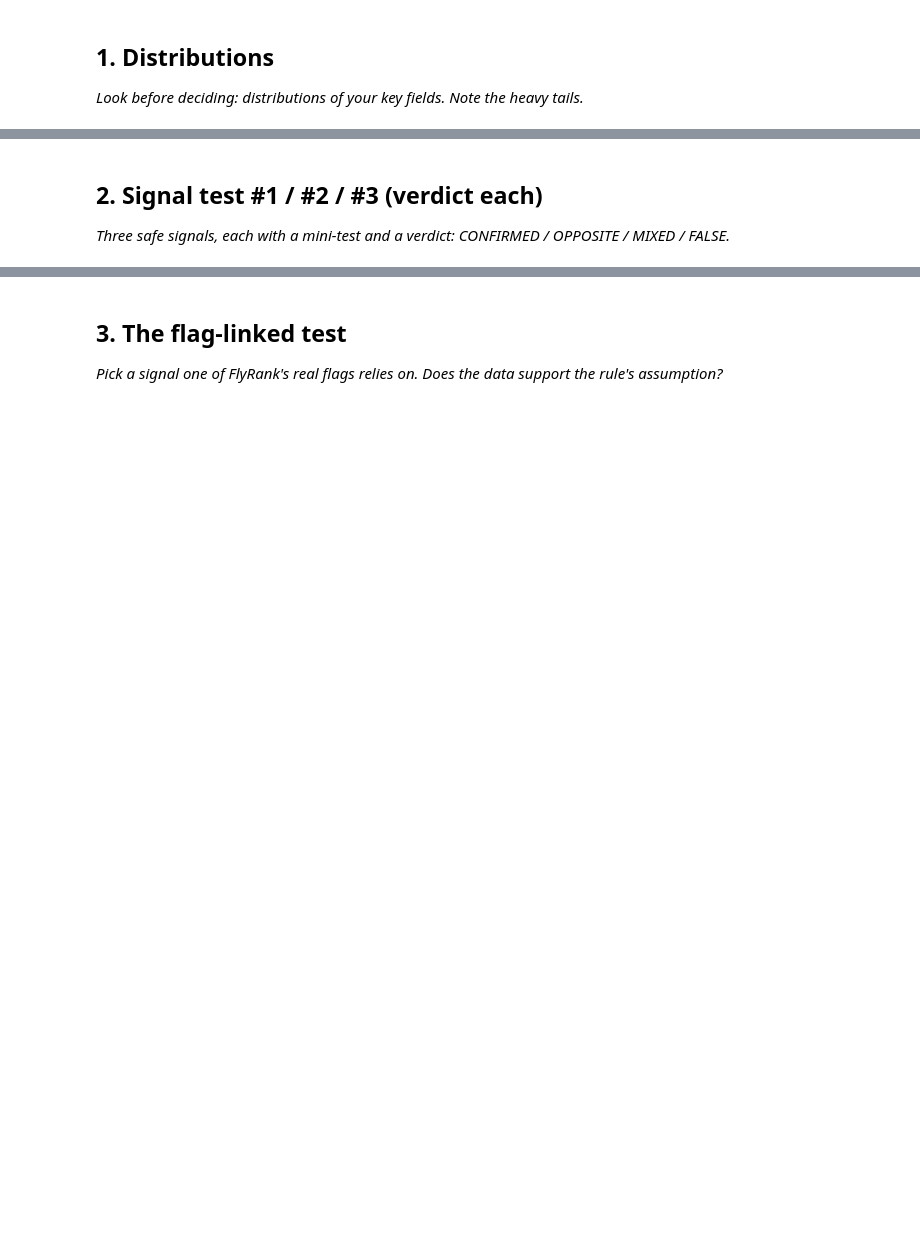
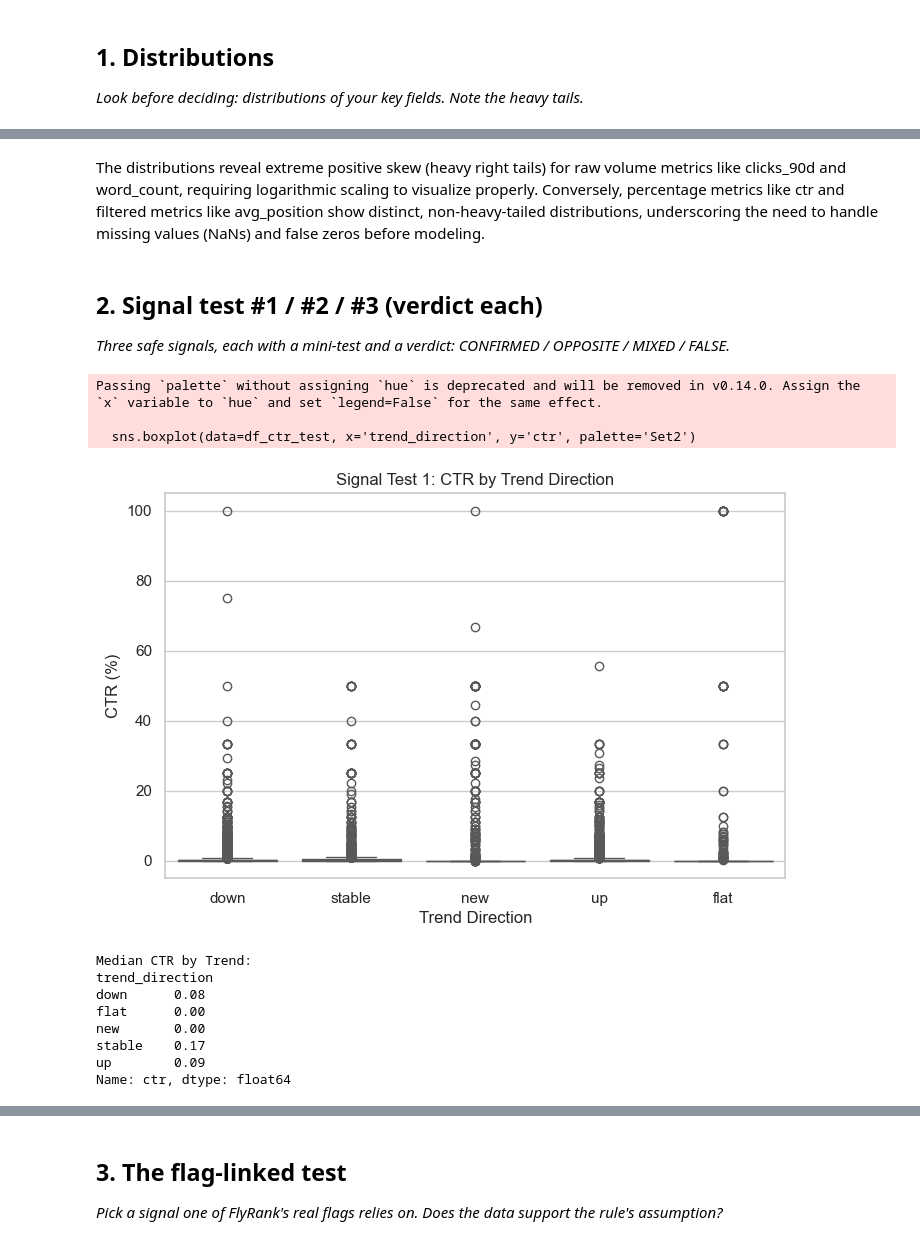
Before and after one commit to gaurav443201/flyrank-ml-internship-work, a Jupyter notebook: work/notebooks/w04_signal_audit.ipynb, the cells around one changed output, grey strips where cells are left out. Cells and saved outputs as stored; diff of their text form; code cells hidden in the pictures; blank space fills up the shorter version.

```diff
--- a/work/notebooks/w04_signal_audit.ipynb
+++ b/work/notebooks/w04_signal_audit.ipynb
@@ -16,3 +47,5 @@ This skeleton is yours to fill. Work the sections **in order** — each one has
+# %% [markdown]
+The distributions reveal extreme positive skew (heavy right tails) for raw volume metrics like clicks_90d and word_count, requiring logarithmic scaling to visualize properly. Conversely, percentage metrics like ctr and filtered metrics like avg_position show distinct, non-heavy-tailed distributions, underscoring the need to handle missing values (NaNs) and false zeros before modeling.
 # %% [markdown]
 ## 2. Signal test #1 / #2 / #3 (verdict each)
 
@@ -22,0 +53,28 @@ This skeleton is yours to fill. Work the sections **in order** — each one has
+# %%
+# --- Signal Test 1: CTR ---
+# Hypothesis: Declining content has lower click-through rates.
+
+df_ctr_test = df[['ctr', 'trend_direction']].dropna()
+
+plt.figure(figsize=(8, 5))
+sns.boxplot(data=df_ctr_test, x='trend_direction', y='ctr', palette='Set2')
+plt.title('Signal Test 1: CTR by Trend Direction')
+plt.ylabel('CTR (%)')
+plt.xlabel('Trend Direction')
+plt.show()
+
+print("Median CTR by Trend:")
+print(df_ctr_test.groupby('trend_direction')['ctr'].median())
+# %% [output]
+Passing `palette` without assigning `hue` is deprecated and will be removed in v0.14.0. Assign the `x` variable to `hue` and set `legend=False` for the same effect.
+
+  sns.boxplot(data=df_ctr_test, x='trend_direction', y='ctr', palette='Set2')
+[figure, added]
+Median CTR by Trend:
+trend_direction
+down      0.08
+flat      0.00
+new       0.00
+stable    0.17
+up        0.09
+Name: ctr, dtype: float64
```
Also changed, not shown: parts of 15 cells of this notebook.
